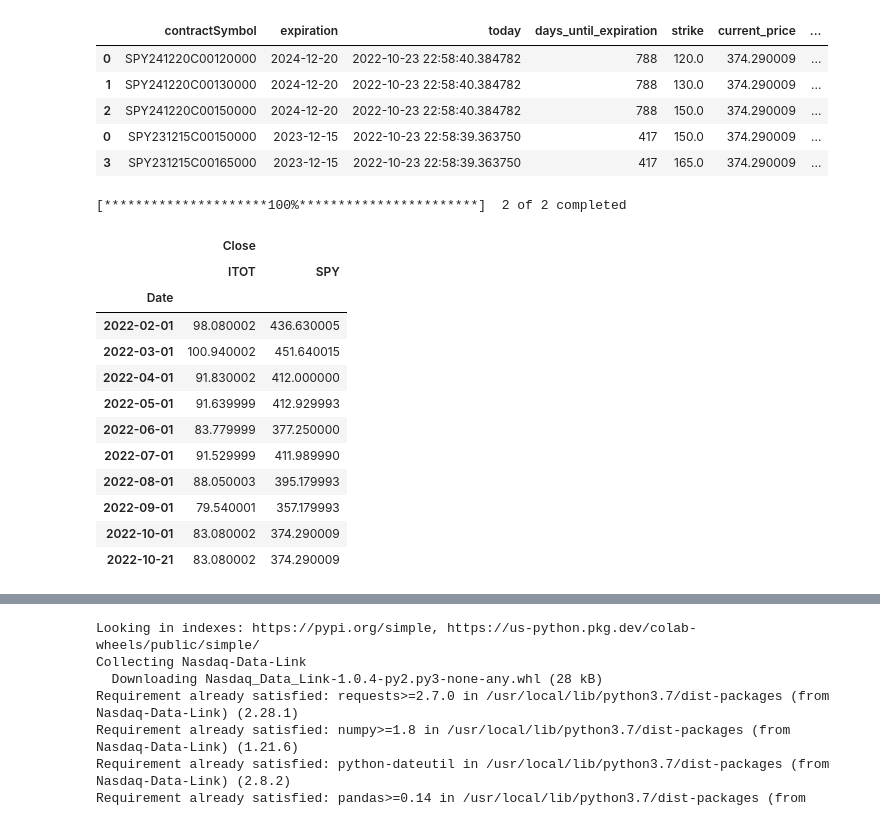
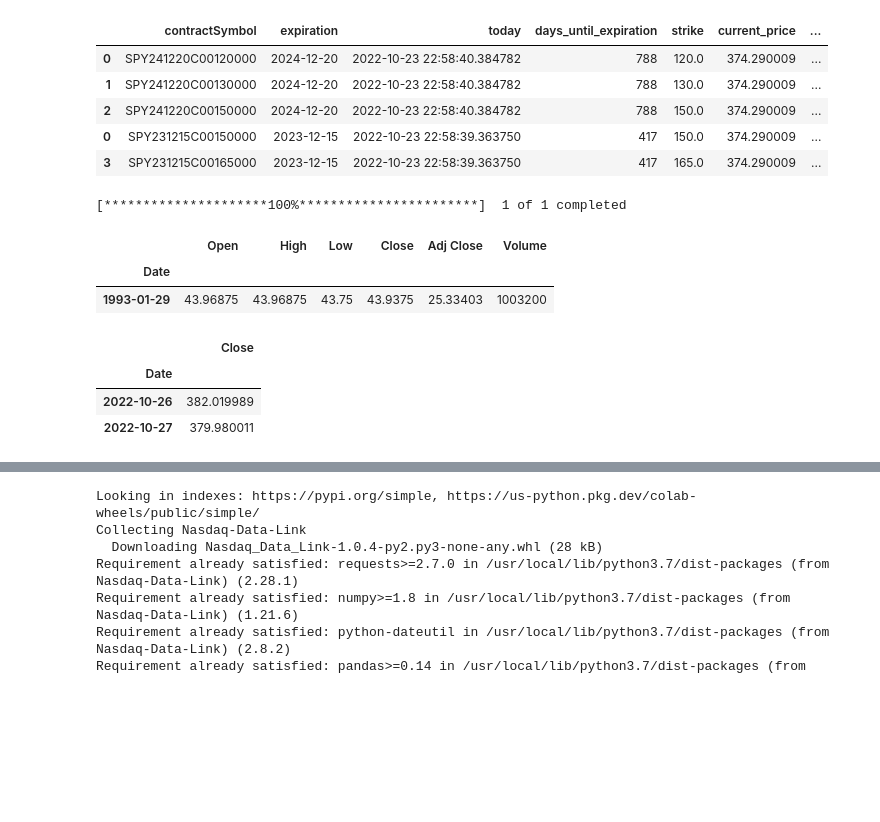
Before and after one commit to hatemr/lifecycle_investing, a Jupyter notebook: simulations.ipynb, the cells around one changed output, grey strips where cells are left out. Saved outputs shown, nothing was run; the diff lists cells and outputs as text; code cells hidden in the pictures; blank space fills up the shorter version.

```diff
--- a/simulations.ipynb
+++ b/simulations.ipynb
@@ -523,17 +531,17 @@ df.sort_values('implied_interest_rate').head()
 # %%
 data = yf.download(  # or pdr.get_data_yahoo(...
         # tickers list or string as well
-        tickers = "SPY ITOT IWM",
+        tickers = "SPY",
 
         # use "period" instead of start/end
         # valid periods: 1d,5d,1mo,3mo,6mo,1y,2y,5y,10y,ytd,max
         # (optional, default is '1mo')
-        period = "ytd",
+        period = "max",
 
         # fetch data by interval (including intraday if period < 60 days)
         # valid intervals: 1m,2m,5m,15m,30m,60m,90m,1h,1d,5d,1wk,1mo,3mo
         # (optional, default is '1d')
-        interval = "1mo",
+        interval = "1d",
 
         # Whether to ignore timezone when aligning ticker data from
         # different timezones. Default is True. False may be useful for
@@ -560,22 +568,17 @@ data = yf.download(  # or pdr.get_data_yahoo(...
         # (optional, default is None)
         proxy = None
     )
+data.head(1)
 # %% [output]
-[*********************100%***********************]  2 of 2 completed
+[*********************100%***********************]  1 of 1 completed
+|  | Open | High | Low | Close | Adj Close | Volume |
+| Date |  |  |  |  |  |  |
+| 1993-01-29 | 43.96875 | 43.96875 | 43.75 | 43.9375 | 25.33403 | 1003200 |
 # %%
 # get close price
-data.loc[:, data.columns.get_level_values(0).isin(['Close'])]
+data.loc[:, data.columns.get_level_values(0).isin(['Close'])].tail(2)
 # %% [output]
-|  | Close |  |
-|  | ITOT | SPY |
-| Date |  |  |
-| 2022-02-01 | 98.080002 | 436.630005 |
-| 2022-03-01 | 100.940002 | 451.640015 |
-| 2022-04-01 | 91.830002 | 412.000000 |
-| 2022-05-01 | 91.639999 | 412.929993 |
-| 2022-06-01 | 83.779999 | 377.250000 |
-| 2022-07-01 | 91.529999 | 411.989990 |
-| 2022-08-01 | 88.050003 | 395.179993 |
-| 2022-09-01 | 79.540001 | 357.179993 |
-| 2022-10-01 | 83.080002 | 374.290009 |
-| 2022-10-21 | 83.080002 | 374.290009 |
+|  | Close |
+| Date |  |
+| 2022-10-26 | 382.019989 |
+| 2022-10-27 | 379.980011 |
```
Also changed, not shown: parts of 7 cells of this notebook, 9 other files.
